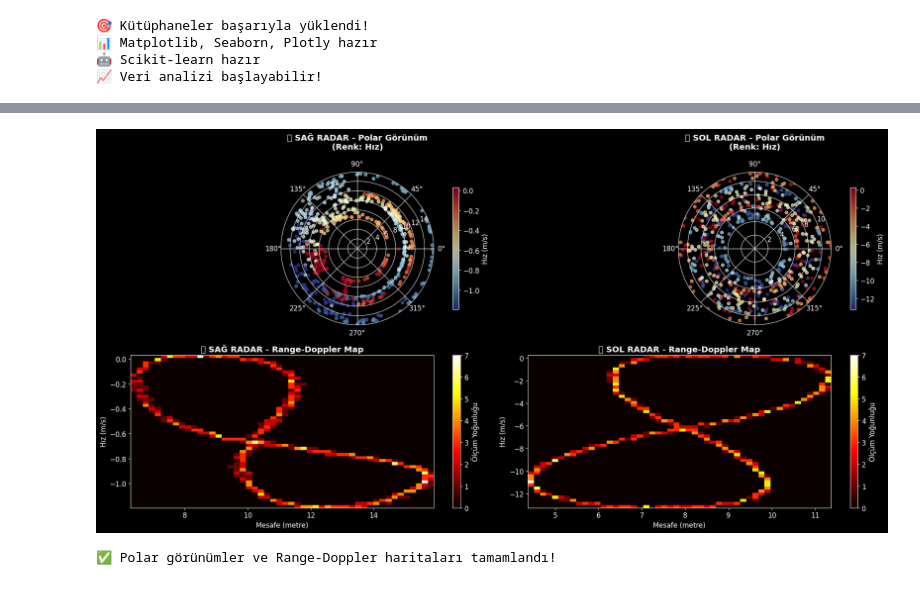
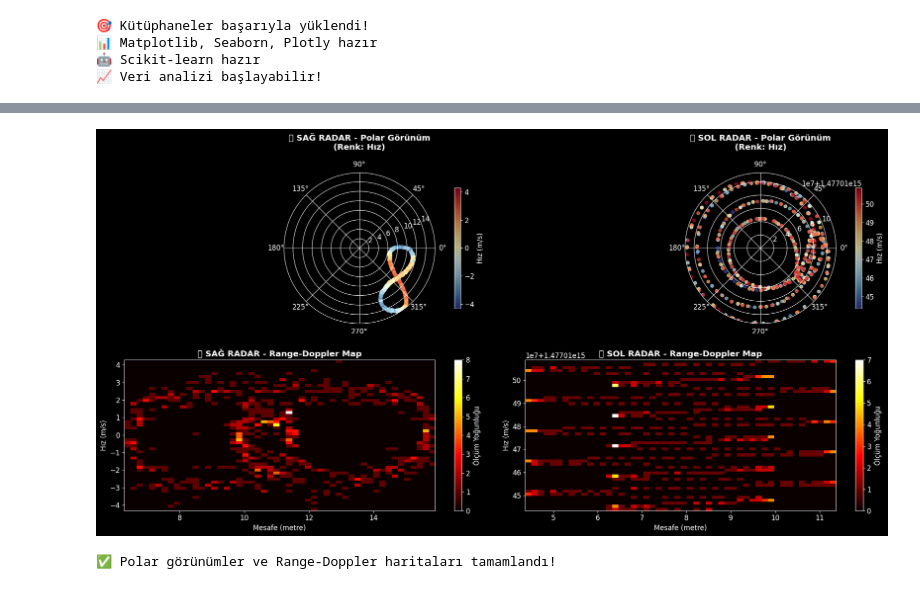
Before and after one commit to onurerennn/RadarObjectDetection, a Jupyter notebook: radar.ipynb, the cells around one changed output, grey strips where cells are left out. Drawn from its saved outputs; the diff is of its cells as text; code cells hidden in the pictures.

```diff
--- a/radar.ipynb
+++ b/radar.ipynb
@@ -284,32 +1117,66 @@ print("✅ Temel görselleştirmeler tamamlandı!")
 # %%
-# 🎯 Radar'a Özel Görselleştirmeler
+import matplotlib.pyplot as plt
+import numpy as np
+import pandas as pd
 
+# 📥 Veriyi oku (veri dosyan buraya yazılmalı)
+column_names = [
+    'sensor_channel',  # R = Sağ Radar, L = Sol Radar
+    'm_rho',           # Range (metre)
+    'm_phi',           # Bearing (radyan)
+    'm_drho',          # Range rate (m/s)
+    'timestamp',
+    'r_px', 'r_py',    # Ground truth pozisyon
+    'r_vx', 'r_vy'     # Ground truth hız
+]
+
+print("📡 Radar verileri yükleniyor...")
+df = pd.read_csv("data-1.txt", sep="\t", names=column_names, header=None)
+
+# 🔀 Sol ve sağ radar verilerini ayır
+right_sensor = df[df['sensor_channel'] == 'R'].copy()
+left_sensor = df[df['sensor_channel'] == 'L'].copy()
+
+# 🔄 Radyan → Derece dönüşümü (isteğe bağlı)
+right_sensor['m_phi_deg'] = np.degrees(right_sensor['m_phi'])
+left_sensor['m_phi_deg'] = np.degrees(left_sensor['m_phi'])
+
+print(f"✅ Sağ radar verisi: {len(right_sensor)} ölçüm")
+print(f"✅ Sol radar verisi: {len(left_sensor)} ölçüm\n")
+
+# 🎯 Görselleştirme başlıyor
 print("🛡️ Radar spesifik görselleştirmeler oluşturuluyor...\n")
-
-# 1. POLAR PLOT - Radar Tarama Görünümü
 fig = plt.figure(figsize=(20, 10))
 
-# Sağ radar polar plot
+# 1. Sağ radar polar plot
 ax1 = plt.subplot(2, 2, 1, projection='polar')
-scatter1 = ax1.scatter(right_sensor['raw_angle'], right_sensor['raw_range'],
-                      c=right_sensor['raw_velocity'], s=30, alpha=0.7, cmap='RdYlBu_r')
+scatter1 = ax1.scatter(right_sensor['m_phi'], right_sensor['m_rho'],
+                      c=right_sensor['m_drho'], s=30, alpha=0.7, cmap='RdYlBu_r')
 ax1.set_title('🎯 SAĞ RADAR - Polar Görünüm\n(Renk: Hız)', fontweight='bold', pad=20)
-ax1.set_ylim(0, right_sensor['raw_range'].max())
+ax1.set_ylim(0, right_sensor['m_rho'].max())
 plt.colorbar(scatter1, ax=ax1, label='Hız (m/s)', shrink=0.8)
 
-# Sol radar polar plot
+# 2. Sol radar polar plot
 ax2 = plt.subplot(2, 2, 2, projection='polar')
-scatter2 = ax2.scatter(left_sensor['raw_angle'], left_sensor['raw_range'],
-                      c=left_sensor['raw_velocity'], s=30, alpha=0.7, cmap='RdYlBu_r')
-ax2.set_title('🎯 SOL RADAR - Polar Görünüm\n(Renk: Hız)', fontweight='bold', pad=20)
-ax2.set_ylim(0, left_sensor['raw_range'].max())
-plt.colorbar(scatter2, ax=ax2, label='Hız (m/s)', shrink=0.8)
+if len(left_sensor) > 0:
+    scatter2 = ax2.scatter(left_sensor['m_phi'], left_sensor['m_rho'],
+                          c=left_sensor['m_drho'], s=30, alpha=0.7, cmap='RdYlBu_r')
+    ax2.set_title('🎯 SOL RADAR - Polar Görünüm\n(Renk: Hız)', fontweight='bold', pad=20)
+    plt.colorbar(scatter2, ax=ax2, label='Hız (m/s)', shrink=0.8)
+    if not left_sensor['m_rho'].isna().all():
+        ax2.set_ylim(0, left_sensor['m_rho'].max())
+    else:
+        ax2.set_ylim(0, 50)
+else:
+    ax2.text(0.5, 0.5, 'Sol Radar Verisi Yok\n(Radar-Only Sistem)',
+             transform=ax2.transAxes, ha='center', va='center', fontsize=12)
+    ax2.set_title('🎯 SOL RADAR - Veri Yok', fontweight='bold', pad=20)
+    ax2.set_ylim(0, 50)
 
-# 2. Range-Doppler Haritası
+# 3. Sağ radar için Range-Doppler Map
 ax3 = plt.subplot(2, 2, 3)
-# Sağ radar için 2D histogram
-hist_r, xedges_r, yedges_r = np.histogram2d(right_sensor['raw_range'],
-                                           right_sensor['raw_velocity'], bins=50)
+hist_r, xedges_r, yedges_r = np.histogram2d(right_sensor['m_rho'],
+                                           right_sensor['m_drho'], bins=50)
 im1 = ax3.imshow(hist_r.T, origin='lower', aspect='auto', cmap='hot',
                 extent=[xedges_r[0], xedges_r[-1], yedges_r[0], yedges_r[-1]])
 ax3.set_title('🔥 SAĞ RADAR - Range-Doppler Map', fontweight='bold')
@@ -317,10 +1184,16 @@ ax3.set_xlabel('Mesafe (metre)')
 ax3.set_ylabel('Hız (m/s)')
 plt.colorbar(im1, ax=ax3, label='Ölçüm Yoğunluğu')
 
+# 4. Sol radar için Range-Doppler Map
 ax4 = plt.subplot(2, 2, 4)
-# Sol radar için 2D histogram
-hist_l, xedges_l, yedges_l = np.histogram2d(left_sensor['raw_range'],
-                                           left_sensor['raw_velocity'], bins=50)
+if len(left_sensor) > 0:
+    hist_l, xedges_l, yedges_l = np.histogram2d(left_sensor['m_rho'],
+                                               left_sensor['m_drho'], bins=50)
+else:
+    hist_l = np.zeros((50, 50))
+    xedges_l = np.linspace(0, 50, 51)
+    yedges_l = np.linspace(-5, 5, 51)
+
 im2 = ax4.imshow(hist_l.T, origin='lower', aspect='auto', cmap='hot',
                 extent=[xedges_l[0], xedges_l[-1], yedges_l[0], yedges_l[-1]])
 ax4.set_title('🔥 SOL RADAR - Range-Doppler Map', fontweight='bold')
@@ -336,3 +1213,3 @@ print("✅ Polar görünümler ve Range-Doppler haritaları tamamlandı!")
 🛡️ Radar spesifik görselleştirmeler oluşturuluyor...
-[figure, old version]
+[figure, new version]
 ✅ Polar görünümler ve Range-Doppler haritaları tamamlandı!
```
Also changed, not shown: parts of 17 cells of this notebook, 2 other files.
